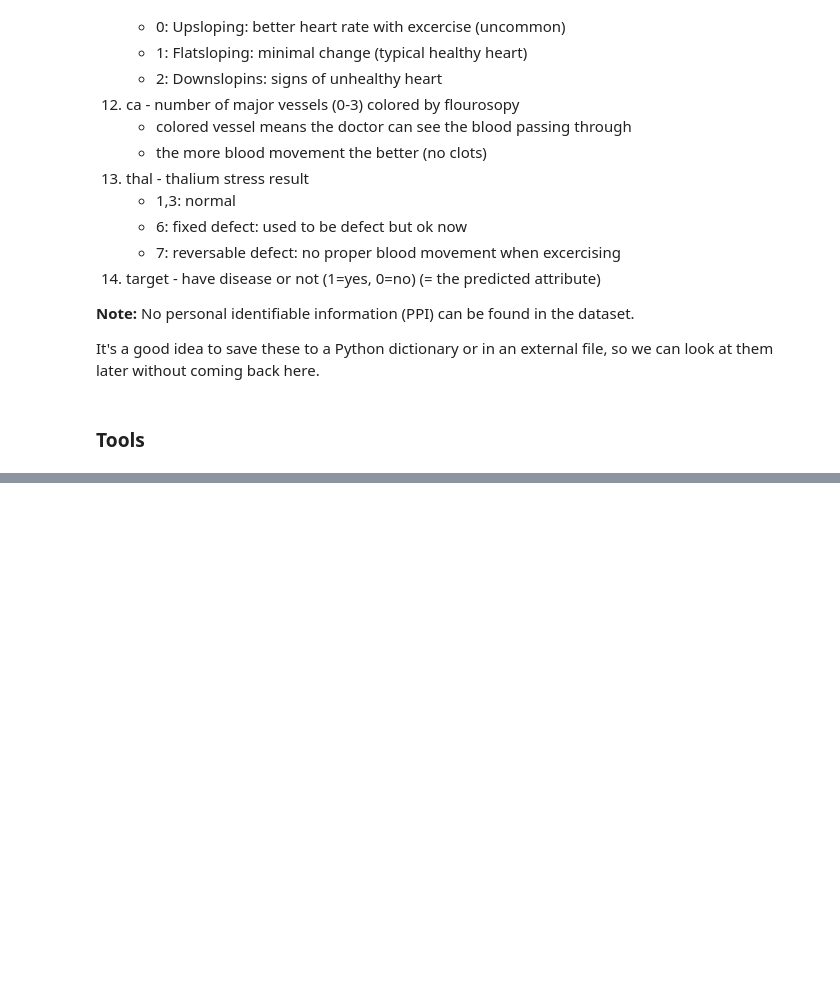
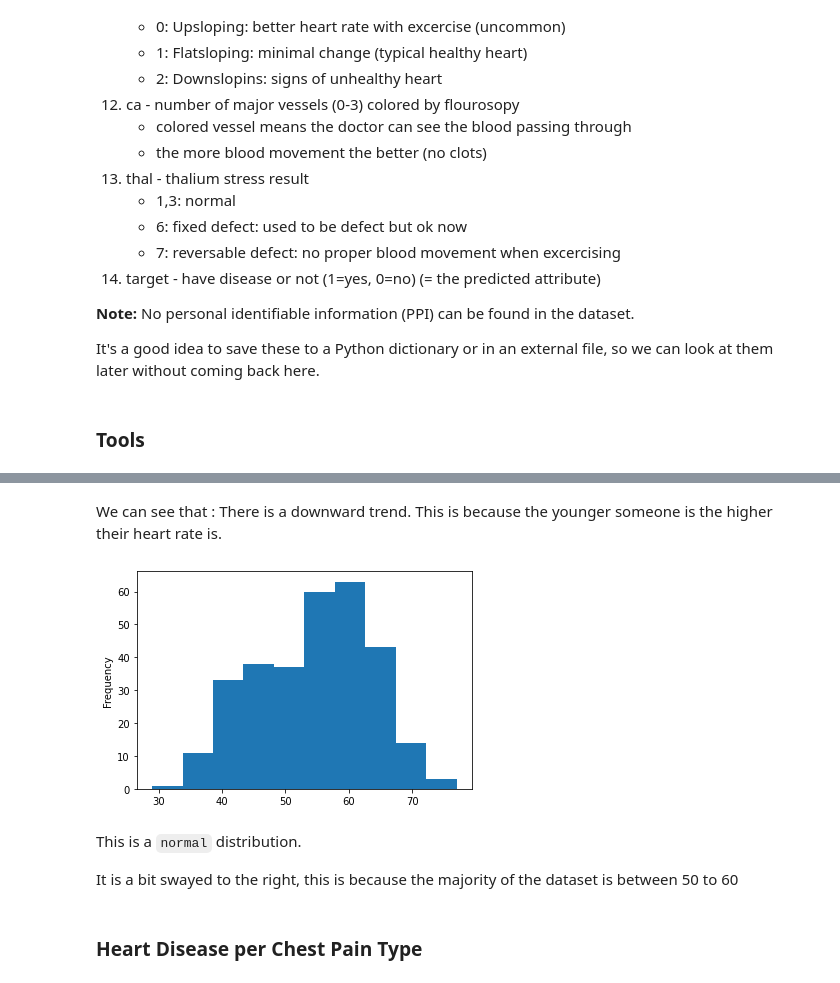
Before and after one commit to aristocrat71/Project_Heart_Disease, a Jupyter notebook: main-notebook.ipynb, the cells around one changed output, grey strips where cells are left out. Saved outputs shown, nothing was run; the diff lists cells and outputs as text; code cells hidden in the pictures; blank space fills up the shorter version.

```diff
--- a/main-notebook.ipynb
+++ b/main-notebook.ipynb
@@ -101,0 +247,13 @@ from sklearn.metrics import RocCurveDisplay
+# %% [markdown]
+We can see that : There is a downward trend. This is because the younger someone is the higher their heart rate is.
+# %%
+# Checking the distribution of Age column
+df.age.plot.hist();
+# %% [output]
+[figure, added]
+# %% [markdown]
+This is a `normal` distribution.
+
+It is a bit swayed to the right, this is because the majority of the dataset is between 50 to 60
+# %% [markdown]
+### **Heart Disease per Chest Pain Type**
```
Also changed, not shown: parts of 26 cells of this notebook, 1 other file.
